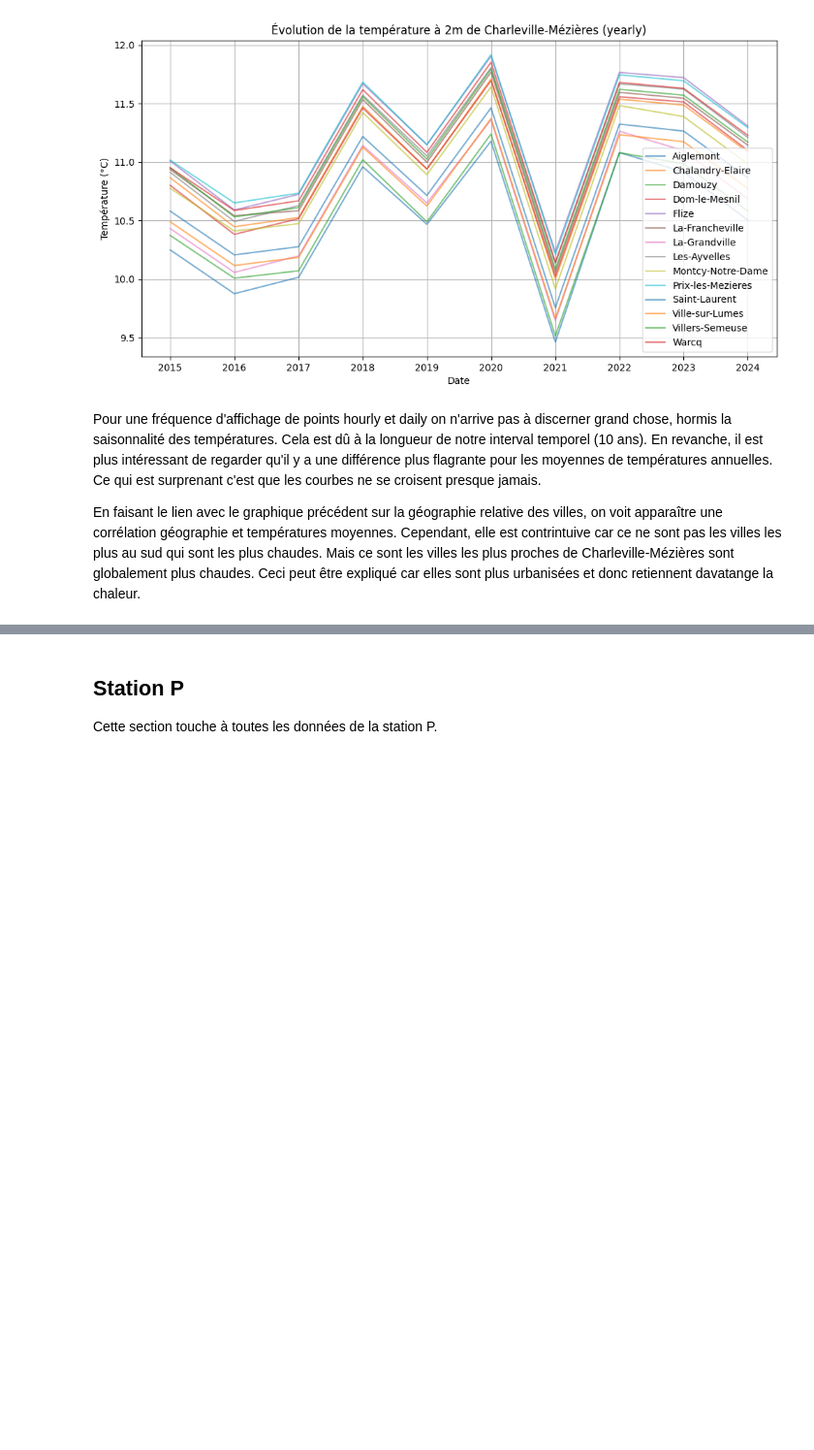
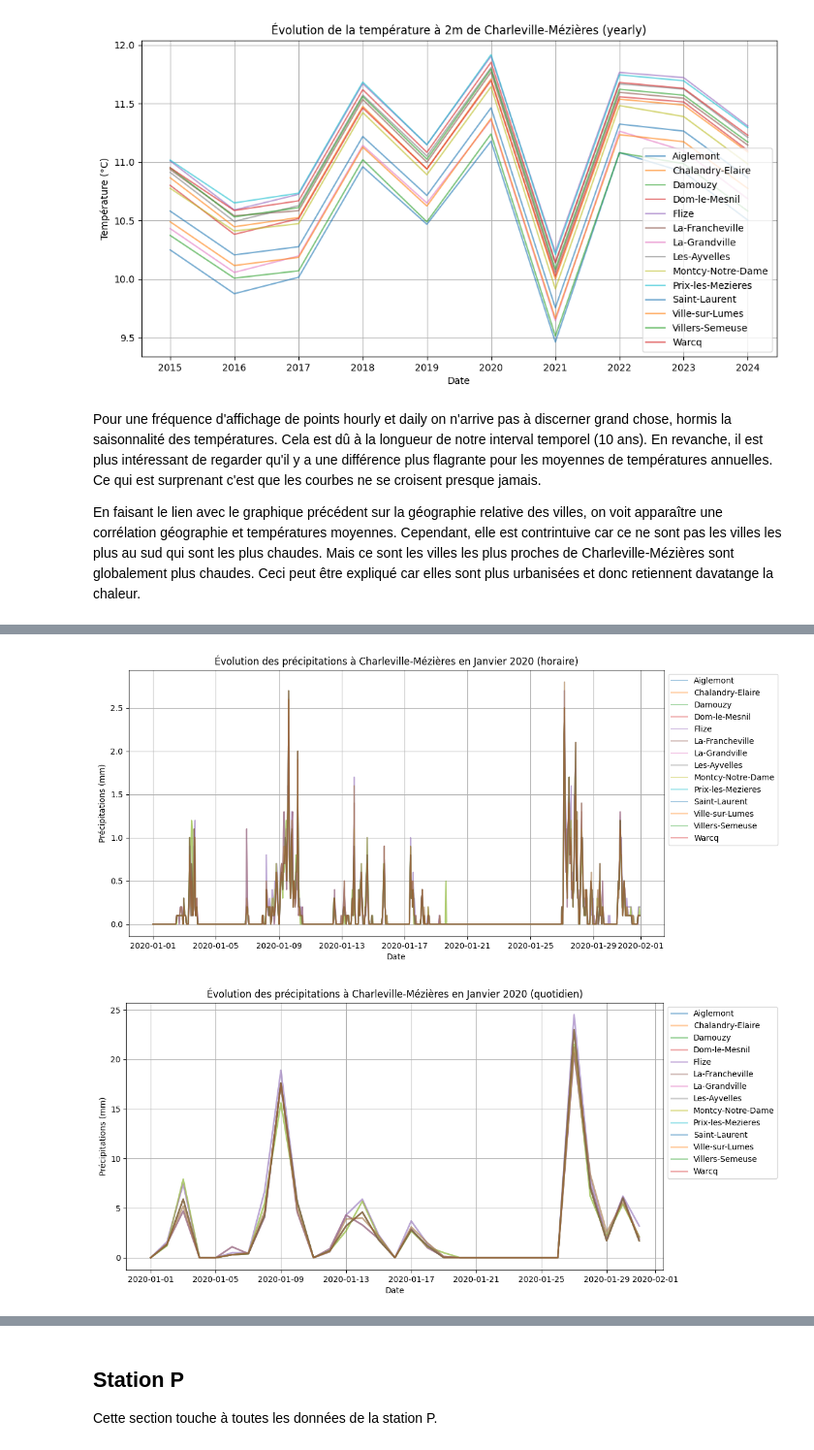
Before and after one commit to TortueAgile22/Capstone, a Jupyter notebook: py_ipynb_files/Data_Analysis.ipynb, the cells around one changed output, grey strips where cells are left out. Shown at 97% size. Drawn from its saved outputs; the diff is of its cells as text; code cells hidden in the pictures; blank space fills up the shorter version.

```diff
--- a/py_ipynb_files/Data_Analysis.ipynb
+++ b/py_ipynb_files/Data_Analysis.ipynb
@@ -266,0 +321,43 @@ En faisant le lien avec le graphique précédent sur la géographie relative des
+# %%
+colors = sns.color_palette("tab10", n_colors=len(Nearby_cities_C))
+
+df_Jan_2020 = {city: df[(df['date'].dt.year == 2020) & (df['date'].dt.month == 1)] for city, df in Dataframes_C.items()}
+
+plt.figure(figsize=(12, 6))
+for city, df in df_Jan_2020.items():
+    plt.plot(
+        df['date'],
+        df['rain'],
+        label=city,
+        color=colors[Nearby_cities_C.index(city)],
+        alpha=0.4,
+        linewidth=1.5
+    )
+plt.title(f'Évolution des précipitations à Charleville-Mézières en Janvier 2020 (horaire)')
+plt.xlabel('Date')
+plt.ylabel('Précipitations (mm)')
+plt.legend(bbox_to_anchor=(1, 1))
+plt.grid()
+plt.show()
+
+df_Jan_2020_daily = {city: df[(df['date'].dt.year == 2020) & (df['date'].dt.month == 1)] for city, df in Dataframes_C_daily.items()}
+
+plt.figure(figsize=(12, 6))
+for city, df in df_Jan_2020_daily.items():
+    plt.plot(
+        df['date'],
+        df['rain'],
+        label=city,
+        color=colors[Nearby_cities_C.index(city)],
+        alpha=0.4,
+        linewidth=2
+    )
+plt.title(f'Évolution des précipitations à Charleville-Mézières en Janvier 2020 (quotidien)')
+plt.xlabel('Date')
+plt.ylabel('Précipitations (mm)')
+plt.legend(bbox_to_anchor=(1, 1))
+plt.grid()
+plt.show()
+# %% [output]
+[figure, added]
+[figure, added]
```
Also changed, not shown: parts of 13 cells of this notebook.
